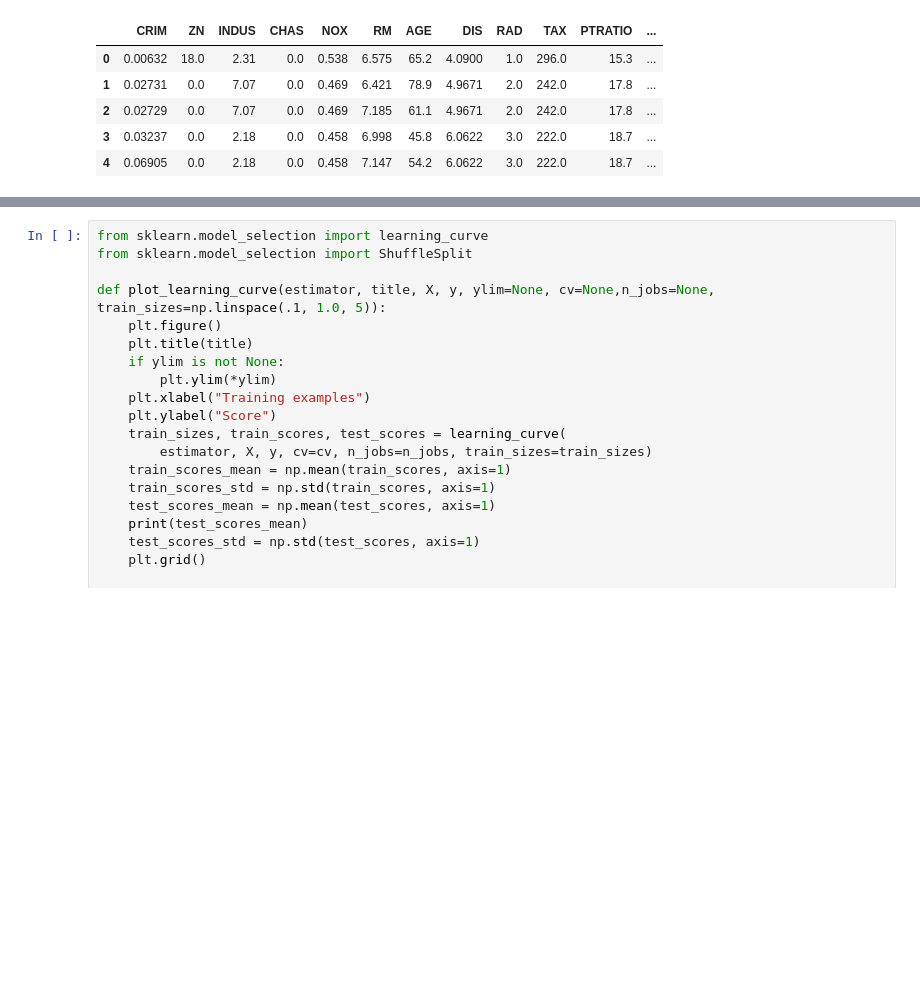
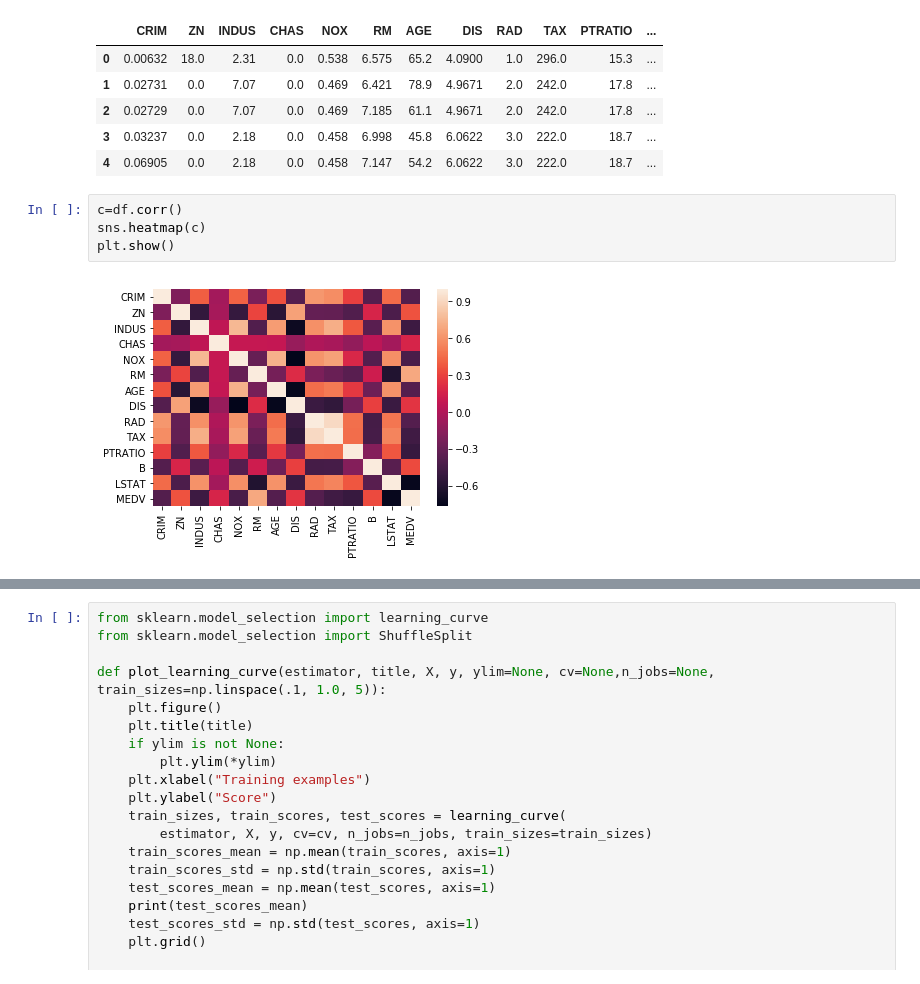
Before and after one commit to kehuiling/my-parttern-recognition, a Jupyter notebook: 波士顿房价数据集预处理.ipynb, the cells around one changed output, grey strips where cells are left out. Drawn from its saved outputs; the diff is of its cells as text; blank space fills up the shorter version.

```diff
--- a/波士顿房价数据集预处理.ipynb
+++ b/波士顿房价数据集预处理.ipynb
@@ -20,6 +20,12 @@ df.head()
 | 2 | 0.02729 | 0.0 | 7.07 | 0.0 | 0.469 | 7.185 | 61.1 | 4.9671 | 2.0 | 242.0 | 17.8 | ... |
 | 3 | 0.03237 | 0.0 | 2.18 | 0.0 | 0.458 | 6.998 | 45.8 | 6.0622 | 3.0 | 222.0 | 18.7 | ... |
 | 4 | 0.06905 | 0.0 | 2.18 | 0.0 | 0.458 | 7.147 | 54.2 | 6.0622 | 3.0 | 222.0 | 18.7 | ... |
+# %%
+c=df.corr()
+sns.heatmap(c)
+plt.show()
+# %% [output]
+[figure, added]
 # %%
 from sklearn.model_selection import GridSearchCV
 from sklearn.tree import DecisionTreeRegressor
```
Also changed, not shown: parts of 7 cells of this notebook.
